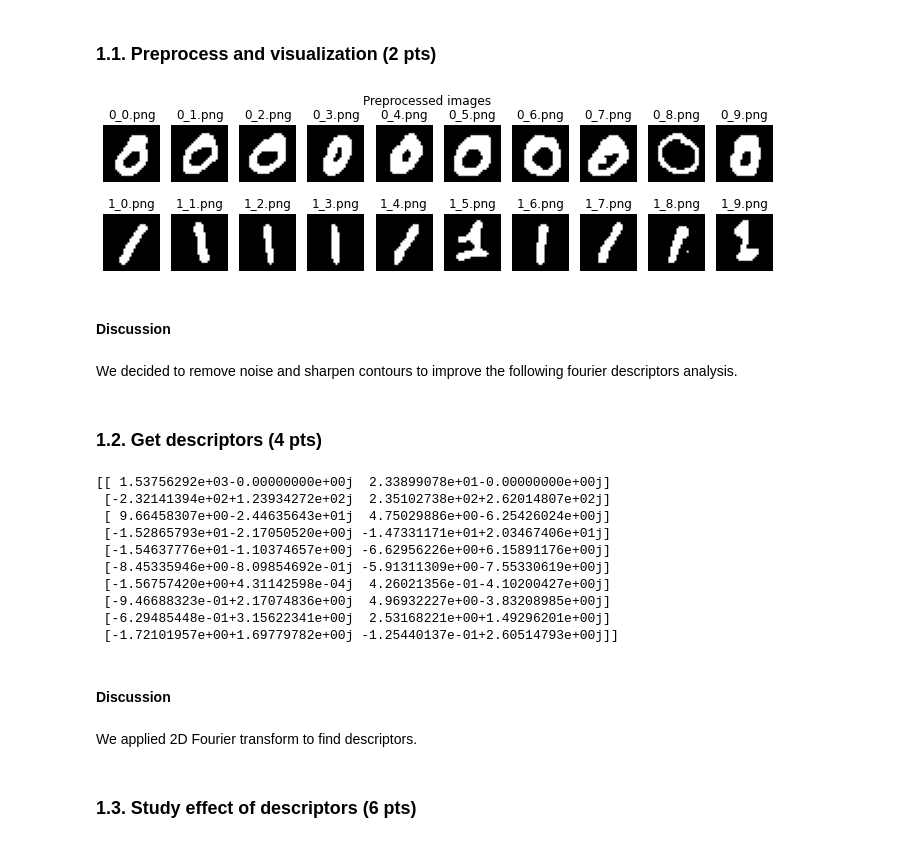
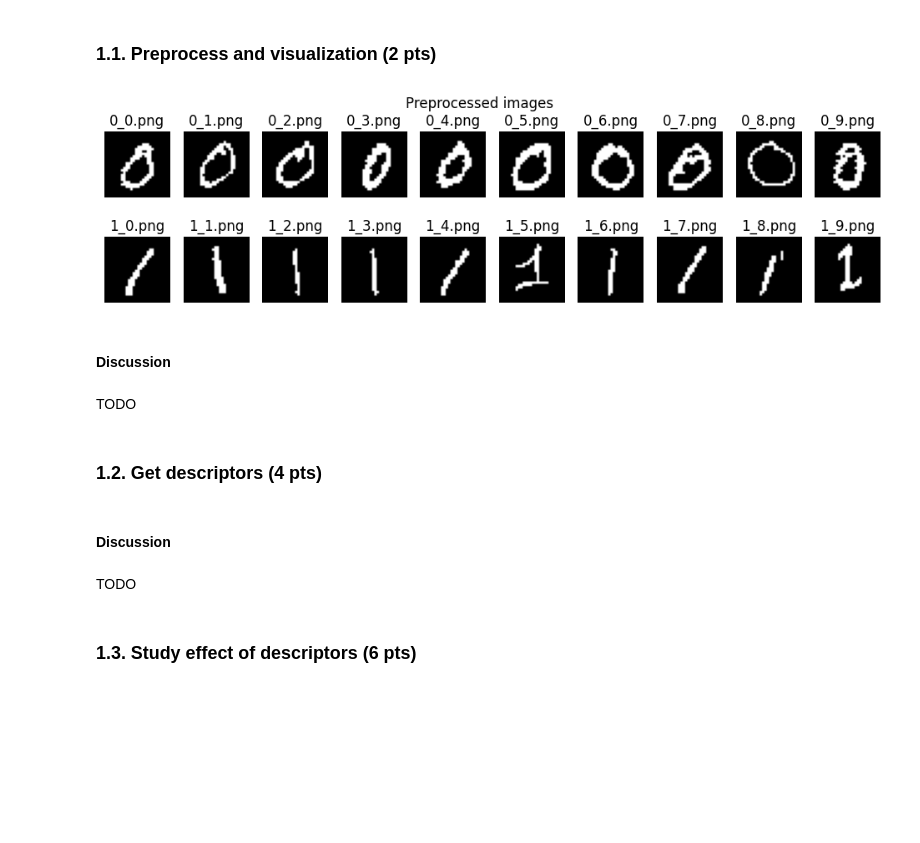
Before and after one commit to alessandrodalbesio/EPFL-image-analysis-and-pattern-recognition, a Jupyter notebook: lab/lab_02_object_description.ipynb, the cells around one changed output. Saved outputs shown, nothing was run; the diff lists cells and outputs as text; code cells hidden in the pictures; blank space fills up the shorter version.

```diff
--- a/lab/lab_02_object_description.ipynb
+++ b/lab/lab_02_object_description.ipynb
@@ -140,25 +131,34 @@ def preprocess(im):
 # %%
-# Fill the lists below with your preprocessed images of "0"s and "1"s
-zeros = [preprocess(im) for im in zeros_im]
-ones = [preprocess(im) for im in ones_im]
+from skimage.filters import unsharp_mask
+
+# Preprocess images
+zeros = zeros_im
+ones = ones_im
+
+for i in range(len(zeros)):
+    zeros[i] = skimage.filters.unsharp_mask(zeros[i], radius=1, amount=1)
+
+for i in range(len(ones)):
+    ones[i] = skimage.filters.unsharp_mask(ones[i], radius=1, amount=1)
+
 
 # Plot images
 fig, axes = plt.subplots(2, len(zeros), figsize=(12, 3))
 for ax, im, nm in zip(axes[0], zeros, zeros_names):
     ax.imshow(im, cmap='gray')
     ax.axis('off')
     ax.set_title(nm)
 for ax, im, nm in zip(axes[1], ones, ones_names):
     ax.imshow(im, cmap='gray')
     ax.axis('off')
     ax.set_title(nm)
 fig.suptitle("Preprocessed images")
 plt.show()
 # %% [output]
-[figure, old version]
+[figure, new version]
 # %% [markdown]
 #### Discussion
-# %% [markdown]
-We decided to remove noise and sharpen contours to improve the following fourier descriptors analysis.
+# %% [markdown]
+TODO
 # %% [markdown]
 ### 1.2. Get descriptors (4 pts)
@@ -178,32 +164,0 @@ def interpolate(contour):
-# %%
-import cv2
-import numpy as np
-from scipy.fft import fft2, ifft2
-from math import cos, sin, pi, exp
-
-def get_descriptors(img):
-    ''' Function that takes as input an image and returns a set of descriptors. '''
-    # Get one countour
-    contours, _ = cv2.findContours(img.astype(np.uint8), cv2.RETR_EXTERNAL, cv2.CHAIN_APPROX_NONE)
-    contour = contours[0]
-    contour = contour[:, 0, :]
-    # Interpolate the contour
-    contour = interpolate(contour)
-    # Compute the Fourier descriptors
-    y = fft2(contour)
-    return y
-
-
-# Check first 10 descriptors of a test image (just to check that your pipeline works well)
-print(get_descriptors(zeros_im[0])[:10])
-# %% [output]
-[[ 1.53756292e+03-0.00000000e+00j  2.33899078e+01-0.00000000e+00j]
- [-2.32141394e+02+1.23934272e+02j  2.35102738e+02+2.62014807e+02j]
- [ 9.66458307e+00-2.44635643e+01j  4.75029886e+00-6.25426024e+00j]
- [-1.52865793e+01-2.17050520e+00j -1.47331171e+01+2.03467406e+01j]
- [-1.54637776e+01-1.10374657e+00j -6.62956226e+00+6.15891176e+00j]
- [-8.45335946e+00-8.09854692e-01j -5.91311309e+00-7.55330619e+00j]
- [-1.56757420e+00+4.31142598e-04j  4.26021356e-01-4.10200427e+00j]
- [-9.46688323e-01+2.17074836e+00j  4.96932227e+00-3.83208985e+00j]
- [-6.29485448e-01+3.15622341e+00j  2.53168221e+00+1.49296201e+00j]
- [-1.72101957e+00+1.69779782e+00j -1.25440137e-01+2.60514793e+00j]]
@@ -210,7 +233,7 @@ print(get_descriptors(zeros_im[0])[:10])
 # %% [markdown]
 #### Discussion
-# %% [markdown]
-We applied 2D Fourier transform to find descriptors.
+# %% [markdown]
+TODO
 # %% [markdown]
 ### 1.3. Study effect of descriptors (6 pts)
 # %%
```
Also changed, not shown: parts of 7 cells of this notebook.
